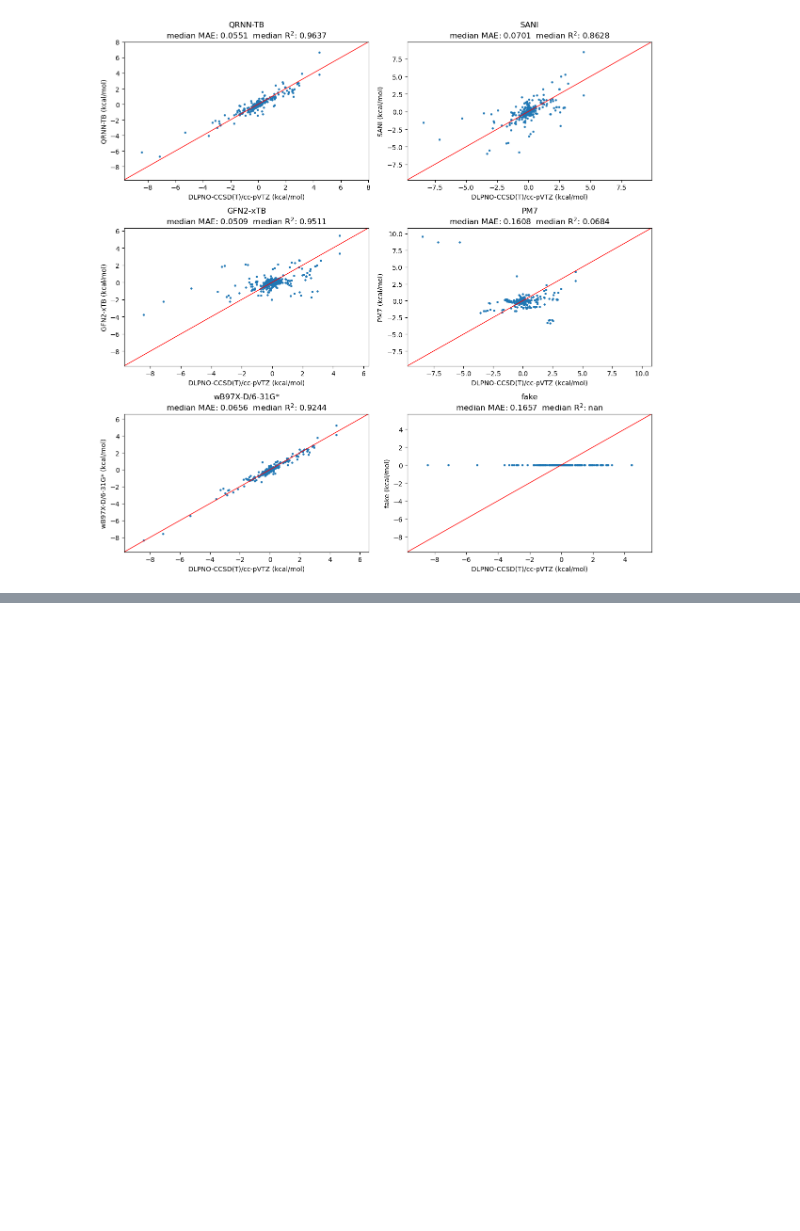
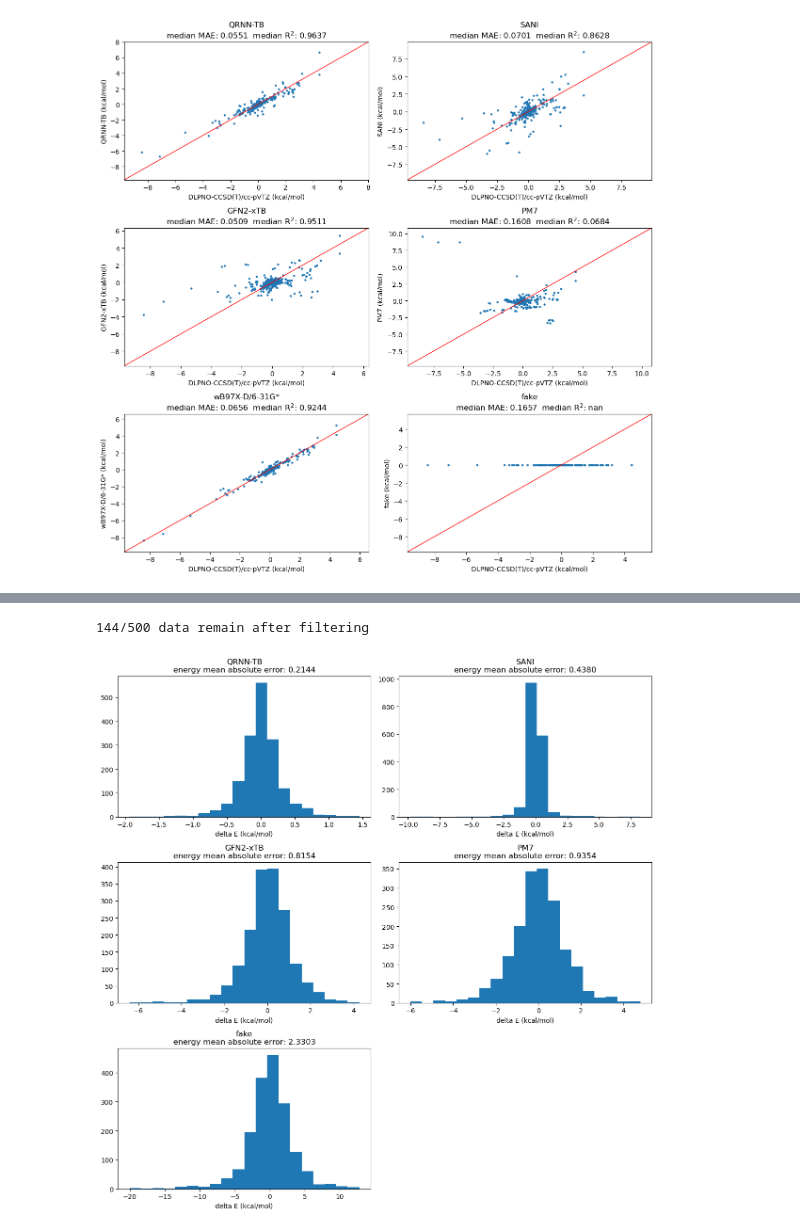
Before and after one commit to WangXinyan940/schrodinger-nnp-benchmark, a Jupyter notebook: test.ipynb, the cells around one changed output, grey strips where cells are left out. Saved outputs shown, nothing was run; the diff lists cells and outputs as text; code cells hidden in the pictures; blank space fills up the shorter version.

```diff
--- a/test.ipynb
+++ b/test.ipynb
@@ -191,0 +308,7 @@ WARNING: group size is 1
+# %%
+filter = lambda x: x.charge == 0
+
+analyse_rotamer(name="fake", filter=filter)
+# %% [output]
+144/500 data remain after filtering
+[figure, added]
```
Also changed, not shown: parts of 7 cells of this notebook, 2 other files.
